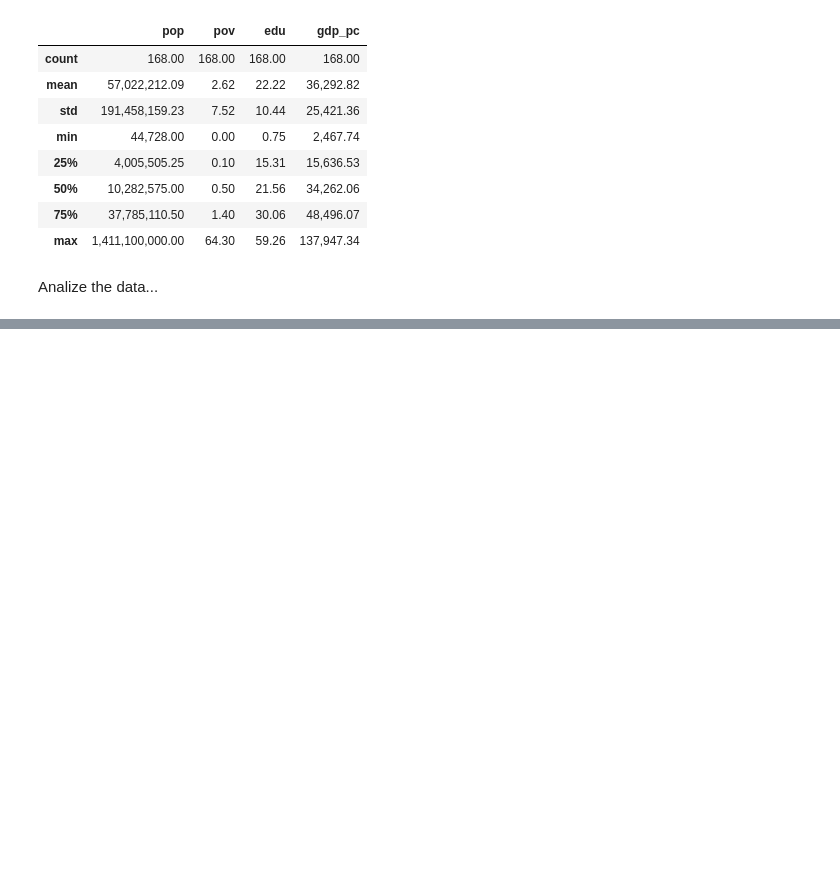
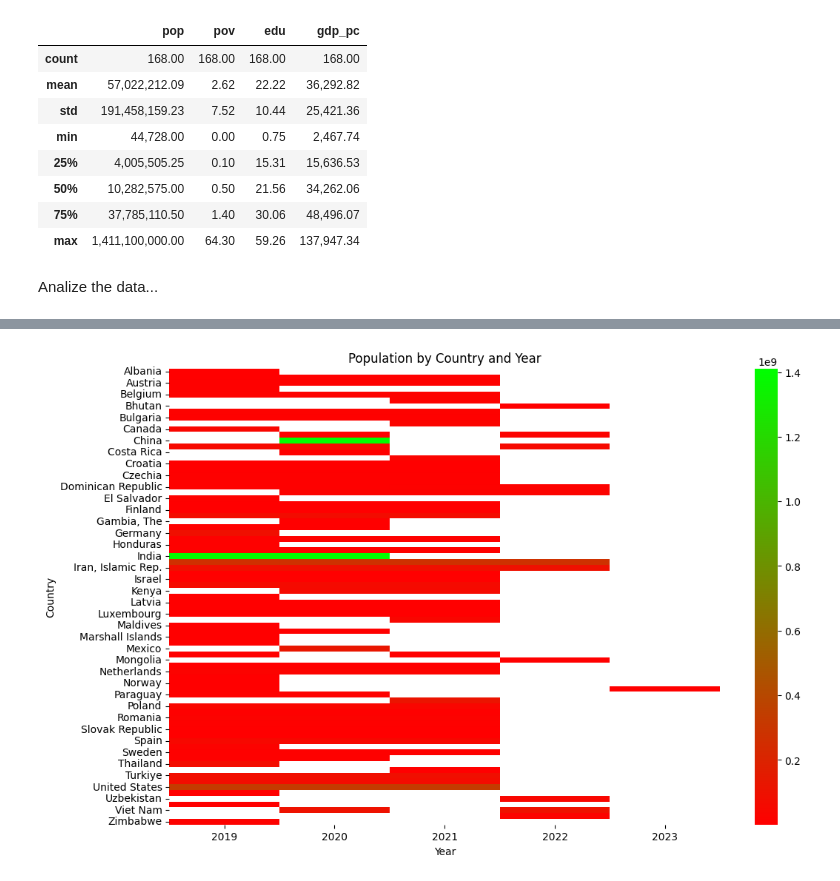
Before and after one commit to FintradeLab/CinC24_2, a Jupyter notebook: 04_Dataframe.ipynb, the cells around one changed output, grey strips where cells are left out. Saved outputs shown, nothing was run; the diff lists cells and outputs as text; code cells hidden in the pictures; blank space fills up the shorter version.

```diff
--- a/04_Dataframe.ipynb
+++ b/04_Dataframe.ipynb
@@ -257,0 +337,17 @@ Analize the data...
+# %%
+# Create the pivot table for population
+pop_pivot = pd.pivot_table(d2, values='pop', index='country', columns='year_str', aggfunc='mean')
+
+# Define custom colormap
+colors = [(1, 0, 0), (0, 1, 0)]  # Red to Green
+cmap = mcolors.LinearSegmentedColormap.from_list('custom_cmap', colors)
+
+# Create the heatmap
+plt.figure(figsize=(12, 8))  # Adjust figure size as needed
+sns.heatmap(pop_pivot, annot=False, cmap=cmap, fmt=".0f")  # Remove annotations (annot=False)
+plt.title('Population by Country and Year')
+plt.xlabel('Year')
+plt.ylabel('Country')
+plt.show()
+# %% [output]
+[figure, added]
```
Also changed, not shown: parts of 9 cells of this notebook.
